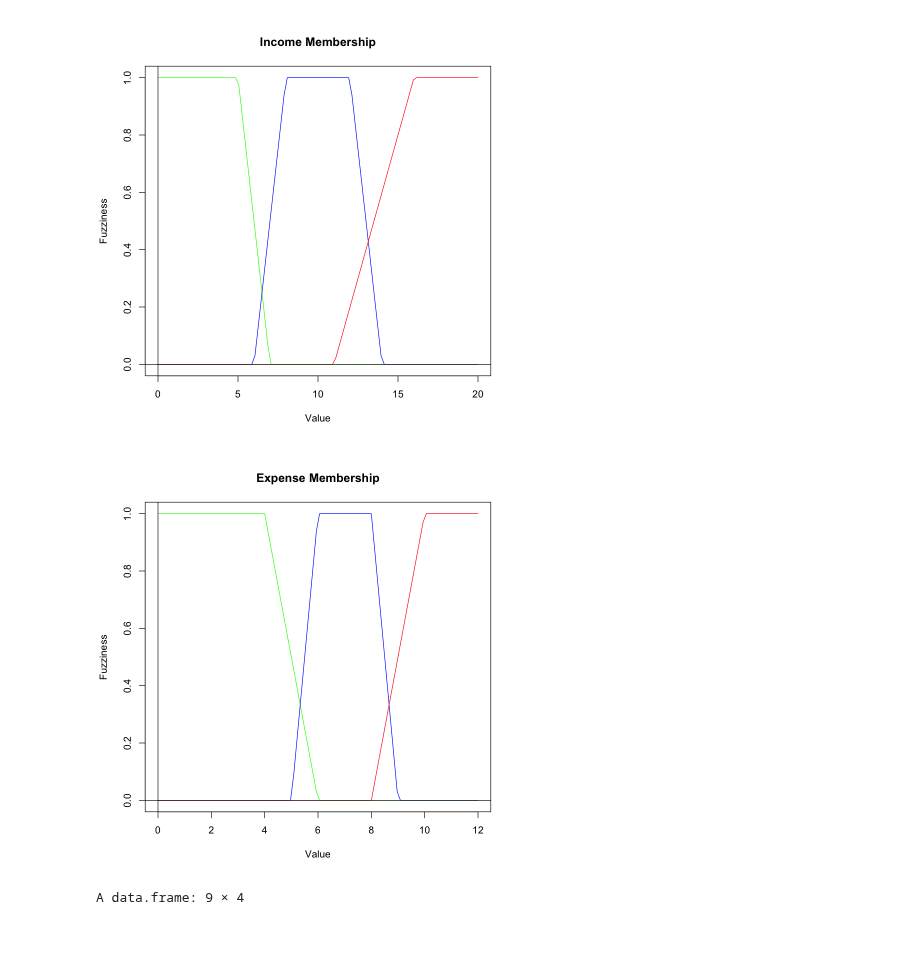
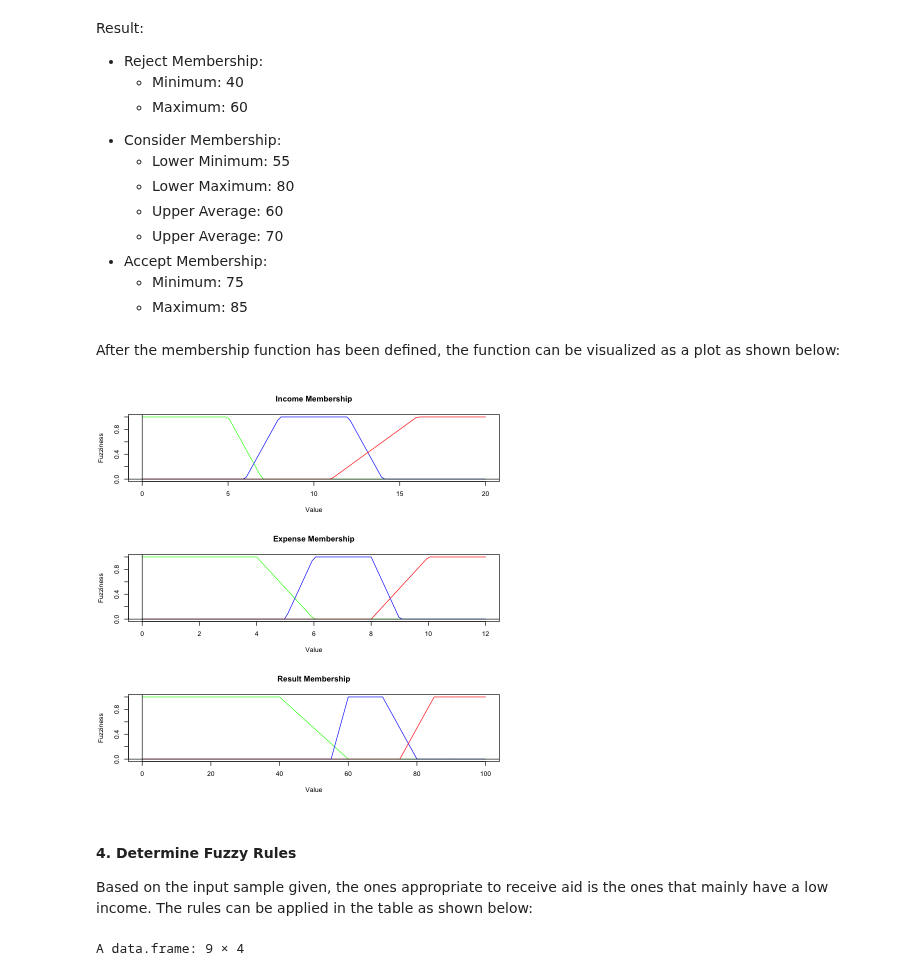
Before and after one commit to zaRizk7/fuzzy-logic, a Jupyter notebook: fuzzy-logic.ipynb, the cells around one changed output. Saved outputs shown, nothing was run; the diff lists cells and outputs as text; code cells hidden in the pictures; blank space fills up the shorter version.

```diff
--- a/fuzzy-logic.ipynb
+++ b/fuzzy-logic.ipynb
@@ -95,3 +166,16 @@ expense_membership <- function(type, expense) {
     }
     return(value)
 }
+# %% [markdown]
+Result:
+- Reject Membership:
+    + Minimum: 40
+    + Maximum: 60
++ Consider Membership:
+    + Lower Minimum: 55
+    + Lower Maximum: 80
+    + Upper Average: 60
+    + Upper Average: 70
++ Accept Membership:
+    + Minimum: 75
+    + Maximum: 85
@@ -98,29 +186,55 @@ expense_membership <- function(type, expense) {
+# %% [markdown]
+After the membership function has been defined, the function can be visualized as a plot as shown below:
 # %%
+# Income membership range value
 a <- seq(0, 20, length.out = 100)
-b <- seq(0, 12, length.out = 100)
 c <- lapply(a, income_membership.low)
 d <- lapply(a, income_membership.average)
 e <- lapply(a, income_membership.high)
+
+# Expense membership range value
+b <- seq(0, 12, length.out = 100)
 f <- lapply(b, expense_membership.low)
 g <- lapply(b, expense_membership.average)
 h <- lapply(b, expense_membership.high)
 
+# Result membership range value
+sequence <- seq(0, 100, length.out = 1000)
+result_sequence.reject <- lapply(sequence, result_membership.reject)
+result_sequence.consider <- lapply(sequence, result_membership.consider)
+result_sequence.accept <- lapply(sequence, result_membership.accept)
+
+# Create 3x1 plot grouping
+par(mfrow = c(3, 1))
+
+# Plot income membership
 plot(a, c, type = "l", ylab = "Fuzziness", xlab = "Value", col = "green")
 title("Income Membership")
 lines(a, d, col = "blue")
 lines(a, e, col = "red")
 abline(h = 0)
 abline(v = 0)
 
+# Plot expense membership
 plot(b, f, type = "l", ylab = "Fuzziness", xlab = "Value", col = "green")
 title("Expense Membership")
 lines(b, g, col = "blue")
 lines(b, h, col = "red")
 abline(h = 0)
 abline(v = 0)
+
+# Plot result membership
+plot(sequence, result_sequence.reject, type = "l", ylab = "Fuzziness", xlab = "Value", col = "green")
+title("Result Membership")
+lines(sequence, result_sequence.consider, col = "blue")
+lines(sequence, result_sequence.accept, col = "red")
+abline(h = 0)
+abline(v = 0)
 # %% [output]
-[figure, old version]
+[figure, new version]
-[figure, removed]
+# %% [markdown]
+#### 4. Determine Fuzzy Rules
+Based on the input sample given, the ones appropriate to receive aid is the ones that mainly have a low income. The rules can be applied in the table as shown below:
 # %%
 rules <- read.csv('fuzzy-rules.csv')
 rules
```
Also changed, not shown: parts of 37 cells of this notebook, 4 other files.
